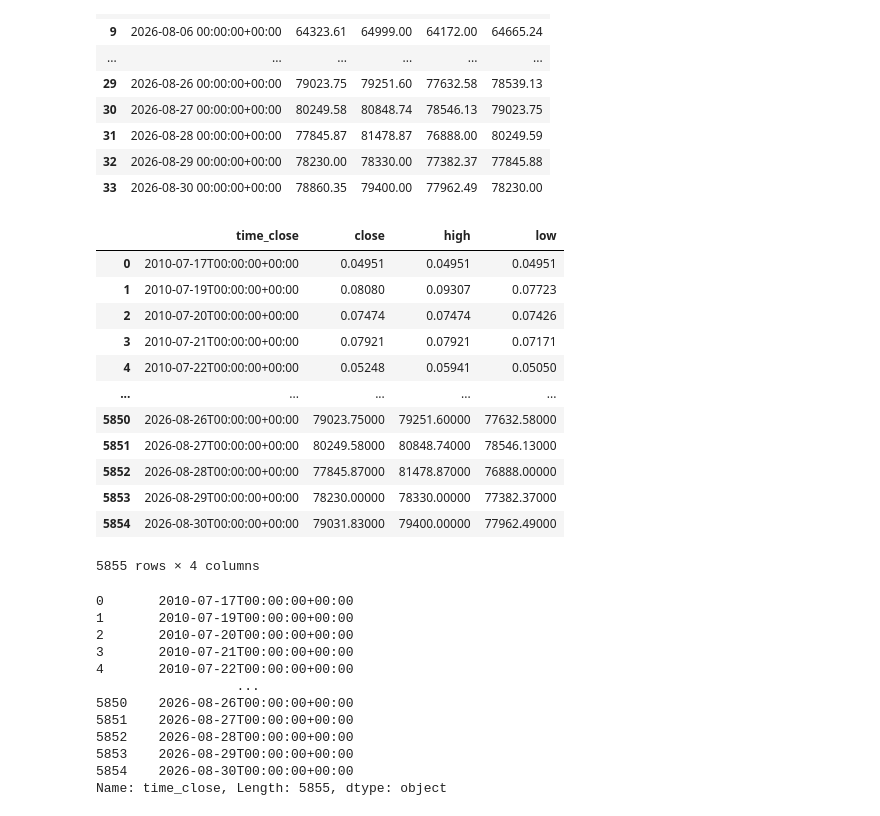
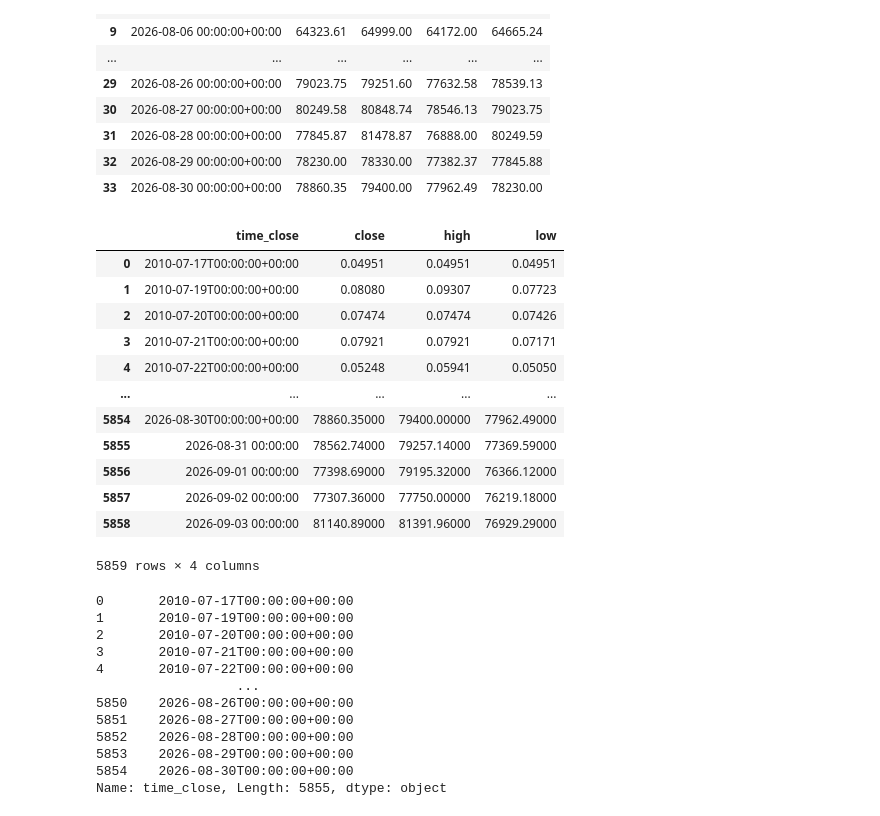
Before and after one commit to Joaosadi/dashcrypto, a Jupyter notebook: btcdatagathering.ipynb, the cells around one changed output. Saved outputs shown, nothing was run; the diff lists cells and outputs as text; code cells hidden in the pictures.

```diff
--- a/btcdatagathering.ipynb
+++ b/btcdatagathering.ipynb
@@ -102,23 +102,23 @@ df
 | 32 | 2026-08-29 00:00:00+00:00 | 78230.00 | 78330.00 | 77382.37 | 77845.88 |
 | 33 | 2026-08-30 00:00:00+00:00 | 78860.35 | 79400.00 | 77962.49 | 78230.00 |
 # %%
-with sqlite3.connect(database) as conn:
+with sqlite3.connect(DATABASE) as conn:
         df = pd.read_sql("SELECT time_close, close, high, low FROM btc_price", conn)
 df
 # %% [output]
 |  | time_close | close | high | low |
 | 0 | 2010-07-17T00:00:00+00:00 | 0.04951 | 0.04951 | 0.04951 |
 | 1 | 2010-07-19T00:00:00+00:00 | 0.08080 | 0.09307 | 0.07723 |
 | 2 | 2010-07-20T00:00:00+00:00 | 0.07474 | 0.07474 | 0.07426 |
 | 3 | 2010-07-21T00:00:00+00:00 | 0.07921 | 0.07921 | 0.07171 |
 | 4 | 2010-07-22T00:00:00+00:00 | 0.05248 | 0.05941 | 0.05050 |
 | ... | ... | ... | ... | ... |
-| 5850 | 2026-08-26T00:00:00+00:00 | 79023.75000 | 79251.60000 | 77632.58000 |
-| 5851 | 2026-08-27T00:00:00+00:00 | 80249.58000 | 80848.74000 | 78546.13000 |
-| 5852 | 2026-08-28T00:00:00+00:00 | 77845.87000 | 81478.87000 | 76888.00000 |
-| 5853 | 2026-08-29T00:00:00+00:00 | 78230.00000 | 78330.00000 | 77382.37000 |
-| 5854 | 2026-08-30T00:00:00+00:00 | 79031.83000 | 79400.00000 | 77962.49000 |
+| 5854 | 2026-08-30T00:00:00+00:00 | 78860.35000 | 79400.00000 | 77962.49000 |
+| 5855 | 2026-08-31 00:00:00 | 78562.74000 | 79257.14000 | 77369.59000 |
+| 5856 | 2026-09-01 00:00:00 | 77398.69000 | 79195.32000 | 76366.12000 |
+| 5857 | 2026-09-02 00:00:00 | 77307.36000 | 77750.00000 | 76219.18000 |
+| 5858 | 2026-09-03 00:00:00 | 81140.89000 | 81391.96000 | 76929.29000 |
-5855 rows × 4 columns
+5859 rows × 4 columns
 # %%
 df["time_close"]
 # %% [output]
```
Also changed, not shown: 2 other files.
